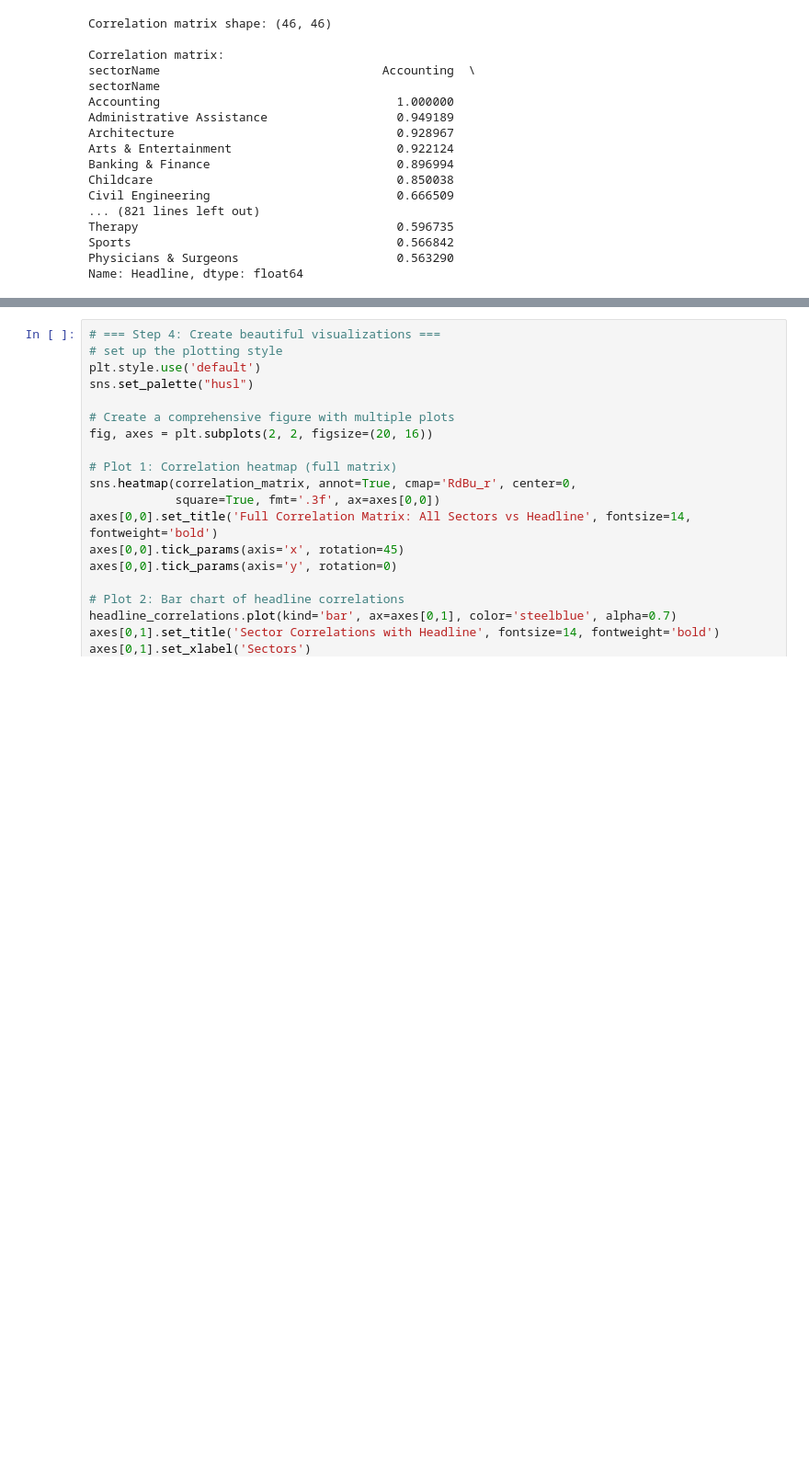
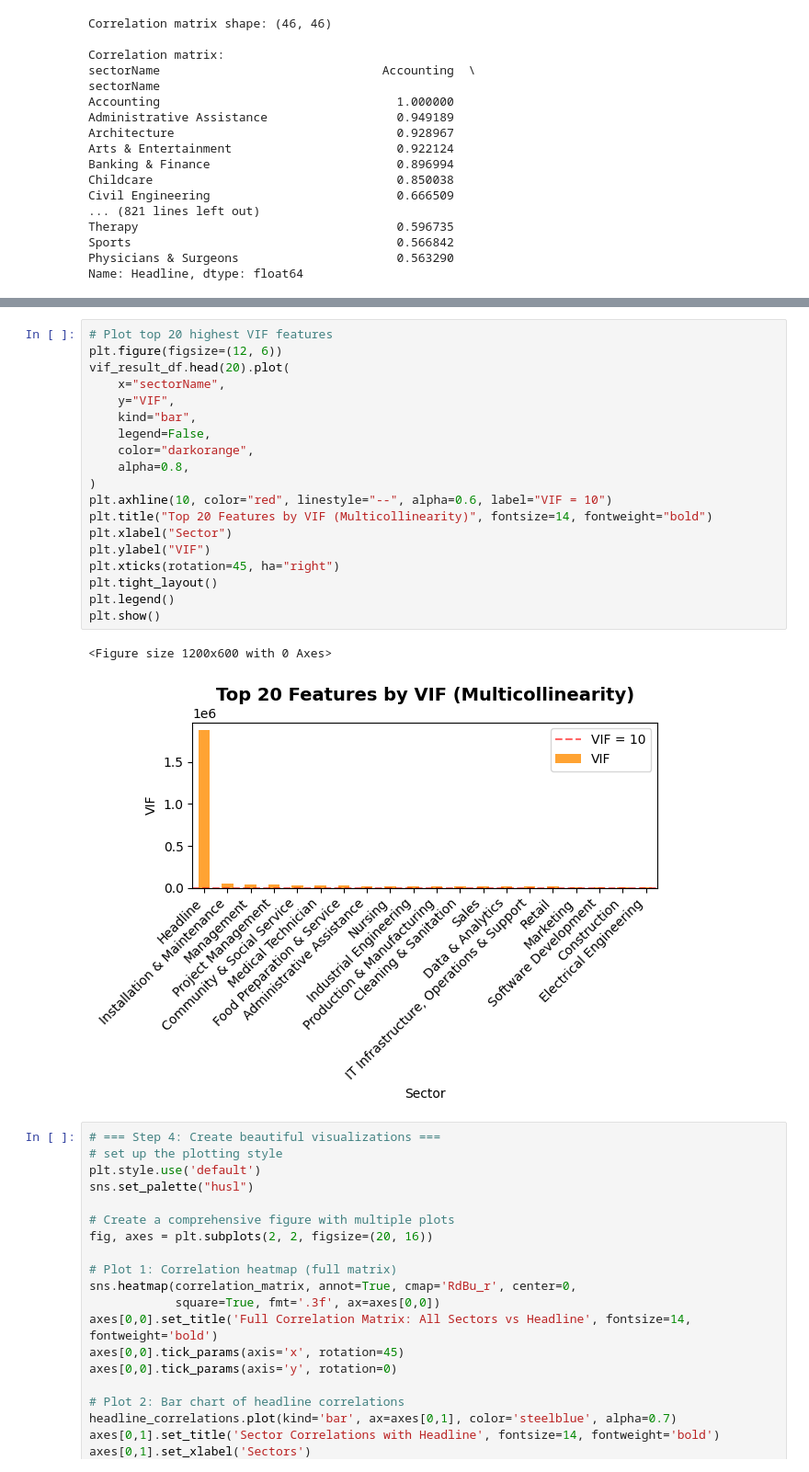
Before and after one commit to Sameer-Sethuram/SwYtch-Team-Monkey, a Jupyter notebook: Data_Exploration_Scripts/INDEED/Combined/EDA_INDEED_headline_and_Sectors.ipynb, the cells around one changed output, grey strips where cells are left out. Shown at 92% size. Cells and saved outputs as stored; diff of their text form; blank space fills up the shorter version.

Commit message:
all edas and modeling notebooks: indeed headline+sectos (ARIMA)

```diff
--- a/Data_Exploration_Scripts/INDEED/Combined/EDA_INDEED_headline_and_Sectors.ipynb
+++ b/Data_Exploration_Scripts/INDEED/Combined/EDA_INDEED_headline_and_Sectors.ipynb
@@ -242,3 +353,25 @@ Name: Headline, dtype: float64
+# %%
+# Plot top 20 highest VIF features
+plt.figure(figsize=(12, 6))
+vif_result_df.head(20).plot(
+    x="sectorName",
+    y="VIF",
+    kind="bar",
+    legend=False,
+    color="darkorange",
+    alpha=0.8,
+)
+plt.axhline(10, color="red", linestyle="--", alpha=0.6, label="VIF = 10")
+plt.title("Top 20 Features by VIF (Multicollinearity)", fontsize=14, fontweight="bold")
+plt.xlabel("Sector")
+plt.ylabel("VIF")
+plt.xticks(rotation=45, ha="right")
+plt.tight_layout()
+plt.legend()
+plt.show()
+# %% [output]
+<Figure size 1200x600 with 0 Axes>
+[figure, added]
 # %%
 # === Step 4: Create beautiful visualizations ===
 # set up the plotting style
```
Also changed, not shown: parts of 3 cells of this notebook, 27 other files.
